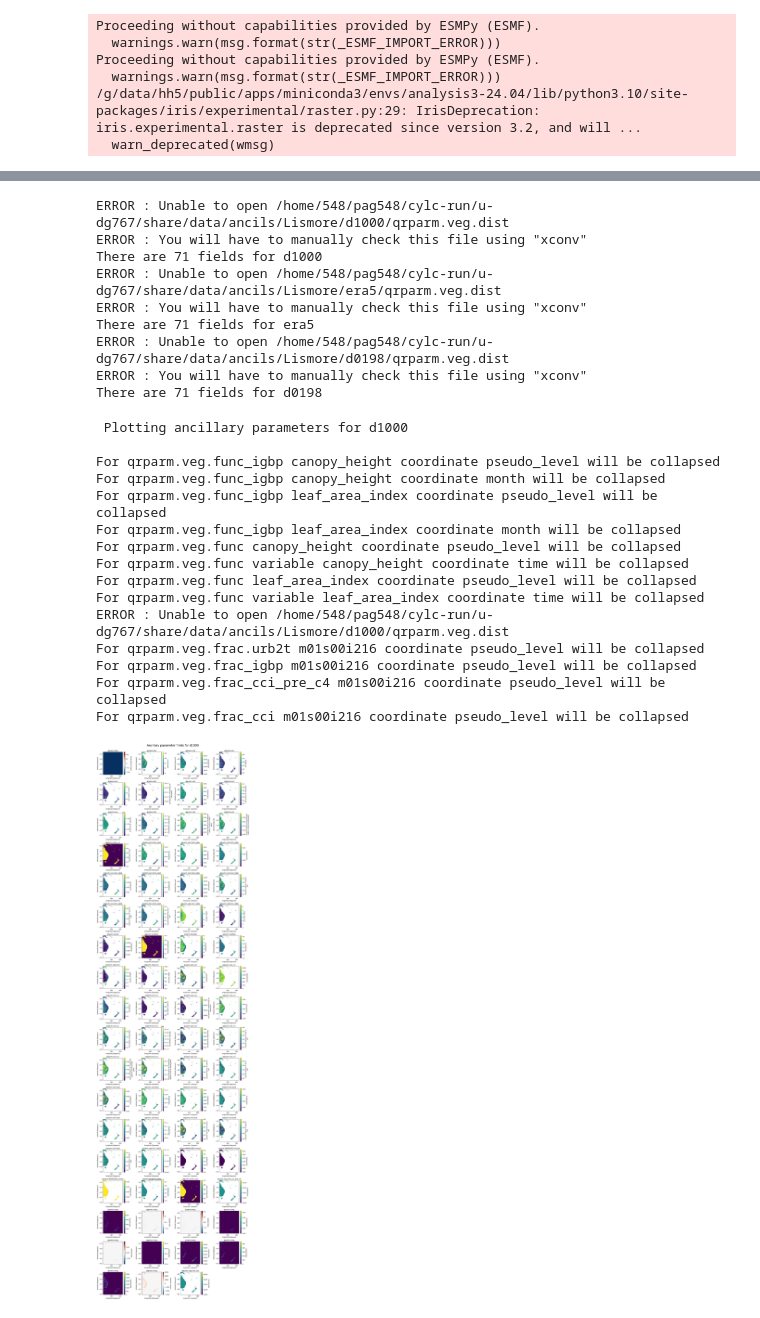
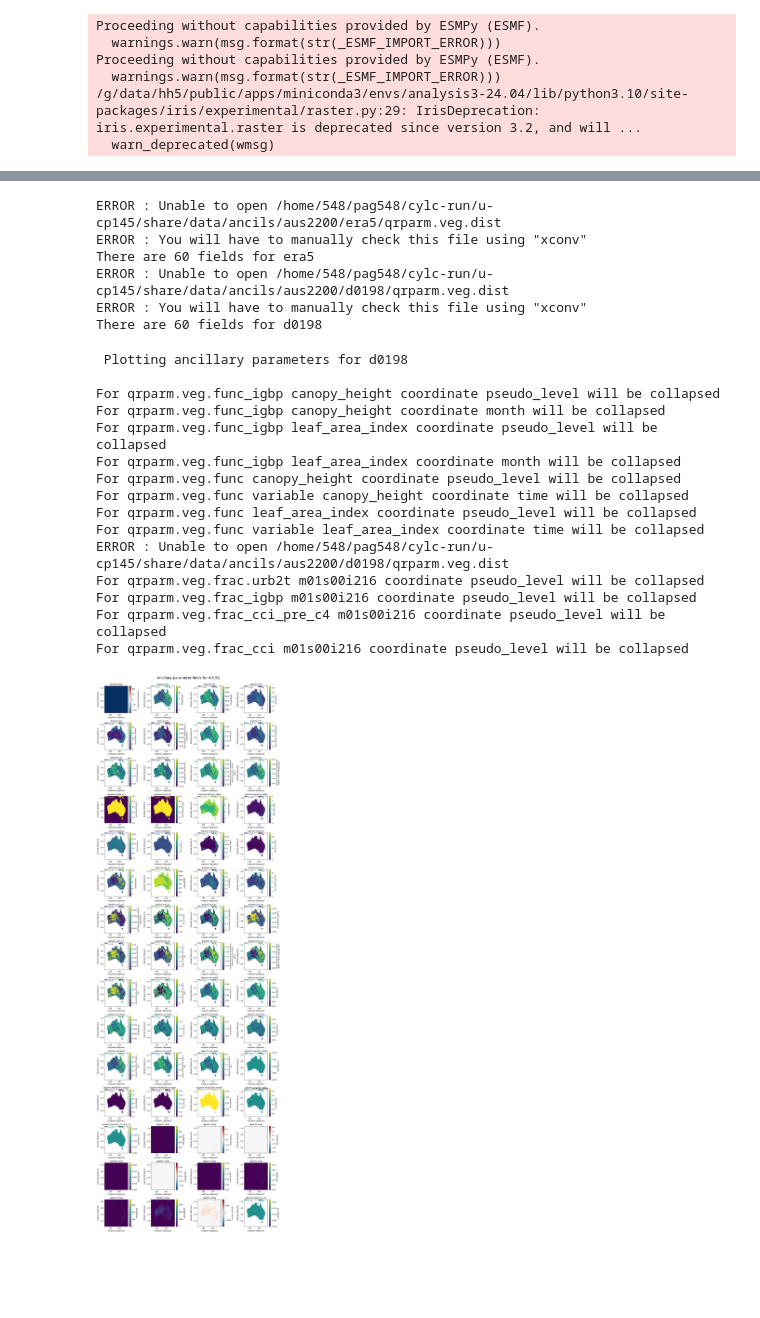
Before and after one commit to 21centuryweather/UM_configuration_tools, a Jupyter notebook: notebooks/Check_UM_ancillaries.ipynb, the cells around one changed output, grey strips where cells are left out. Cells and saved outputs as stored; diff of their text form; code cells hidden in the pictures; blank space fills up the shorter version.

```diff
--- a/notebooks/Check_UM_ancillaries.ipynb
+++ b/notebooks/Check_UM_ancillaries.ipynb
@@ -25,7 +25,7 @@ home_dir=os.environ['HOME']
 HOME=Path(home_dir)
 # %%
 # Find all regions for a given rose-id
-ROSE ='u-dg767'
+ROSE ='u-cp145'
 REGION_DIRS = [ d for d in list((HOME / 'cylc-run' / ROSE / 'share/data/ancils/' ).glob('*')) if d.is_dir() ]
 REGION_DIRS
 # %% [output]
@@ -105,15 +103,12 @@ for res in parm_files.keys():
     num_plots[res] = count
     print (f'There are {num_plots[res]} fields for {res}')
 # %% [output]
-ERROR : Unable to open /home/548/pag548/cylc-run/u-dg767/share/data/ancils/Lismore/d1000/qrparm.veg.dist
+ERROR : Unable to open /home/548/pag548/cylc-run/u-cp145/share/data/ancils/aus2200/era5/qrparm.veg.dist
 ERROR : You will have to manually check this file using "xconv"
-There are 71 fields for d1000
-ERROR : Unable to open /home/548/pag548/cylc-run/u-dg767/share/data/ancils/Lismore/era5/qrparm.veg.dist
+There are 60 fields for era5
+ERROR : Unable to open /home/548/pag548/cylc-run/u-cp145/share/data/ancils/aus2200/d0198/qrparm.veg.dist
 ERROR : You will have to manually check this file using "xconv"
-There are 71 fields for era5
-ERROR : Unable to open /home/548/pag548/cylc-run/u-dg767/share/data/ancils/Lismore/d0198/qrparm.veg.dist
-ERROR : You will have to manually check this file using "xconv"
-There are 71 fields for d0198
+There are 60 fields for d0198
 # %%
 # Some logic to collapse multi-level cubes for simple plotting. It is assumed that any gross
 # errors in the ancillaries (e.g. NaNs) will remain after the averaging
@@ -236,32 +231,32 @@ def plot_ancils(region,
 # %%
 # Now plot for all resolutions and catch ancillary parameter fields with NaNs
 bad_ancils = []
 
 # Loop over all resolutions
 #for res in parm_files.keys():
-for res in ['d1000']:
+for res in ['d0198']:
     nan_ancils = plot_ancils(res,
                              parm_files[res],
                              num_plots[res])
 
     bad_ancils.extend(nan_ancils)
 # %% [output]
- Plotting ancillary parameters for d1000
+ Plotting ancillary parameters for d0198
 
 For qrparm.veg.func_igbp canopy_height coordinate pseudo_level will be collapsed
 For qrparm.veg.func_igbp canopy_height coordinate month will be collapsed
 For qrparm.veg.func_igbp leaf_area_index coordinate pseudo_level will be collapsed
 For qrparm.veg.func_igbp leaf_area_index coordinate month will be collapsed
 For qrparm.veg.func canopy_height coordinate pseudo_level will be collapsed
 For qrparm.veg.func variable canopy_height coordinate time will be collapsed
 For qrparm.veg.func leaf_area_index coordinate pseudo_level will be collapsed
 For qrparm.veg.func variable leaf_area_index coordinate time will be collapsed
-ERROR : Unable to open /home/548/pag548/cylc-run/u-dg767/share/data/ancils/Lismore/d1000/qrparm.veg.dist
+ERROR : Unable to open /home/548/pag548/cylc-run/u-cp145/share/data/ancils/aus2200/d0198/qrparm.veg.dist
 For qrparm.veg.frac.urb2t m01s00i216 coordinate pseudo_level will be collapsed
 For qrparm.veg.frac_igbp m01s00i216 coordinate pseudo_level will be collapsed
 For qrparm.veg.frac_cci_pre_c4 m01s00i216 coordinate pseudo_level will be collapsed
 For qrparm.veg.frac_cci m01s00i216 coordinate pseudo_level will be collapsed
-[figure, old version]
+[figure, new version]
 # %%
 # Now plot the bad_ancils
 num_plot=len(bad_ancils)
```
Also changed, not shown: parts of 5 cells of this notebook, 4 other files.
